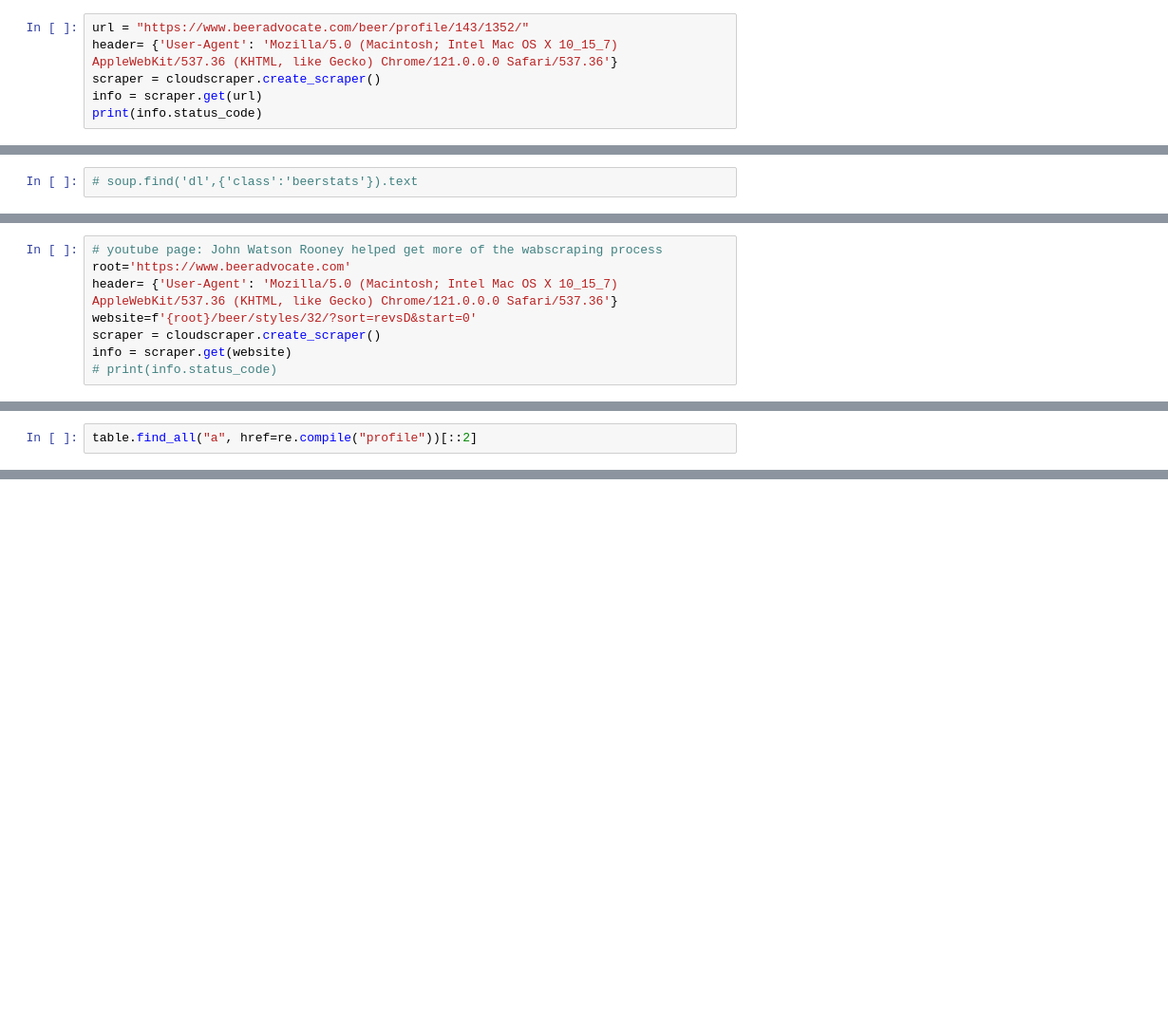
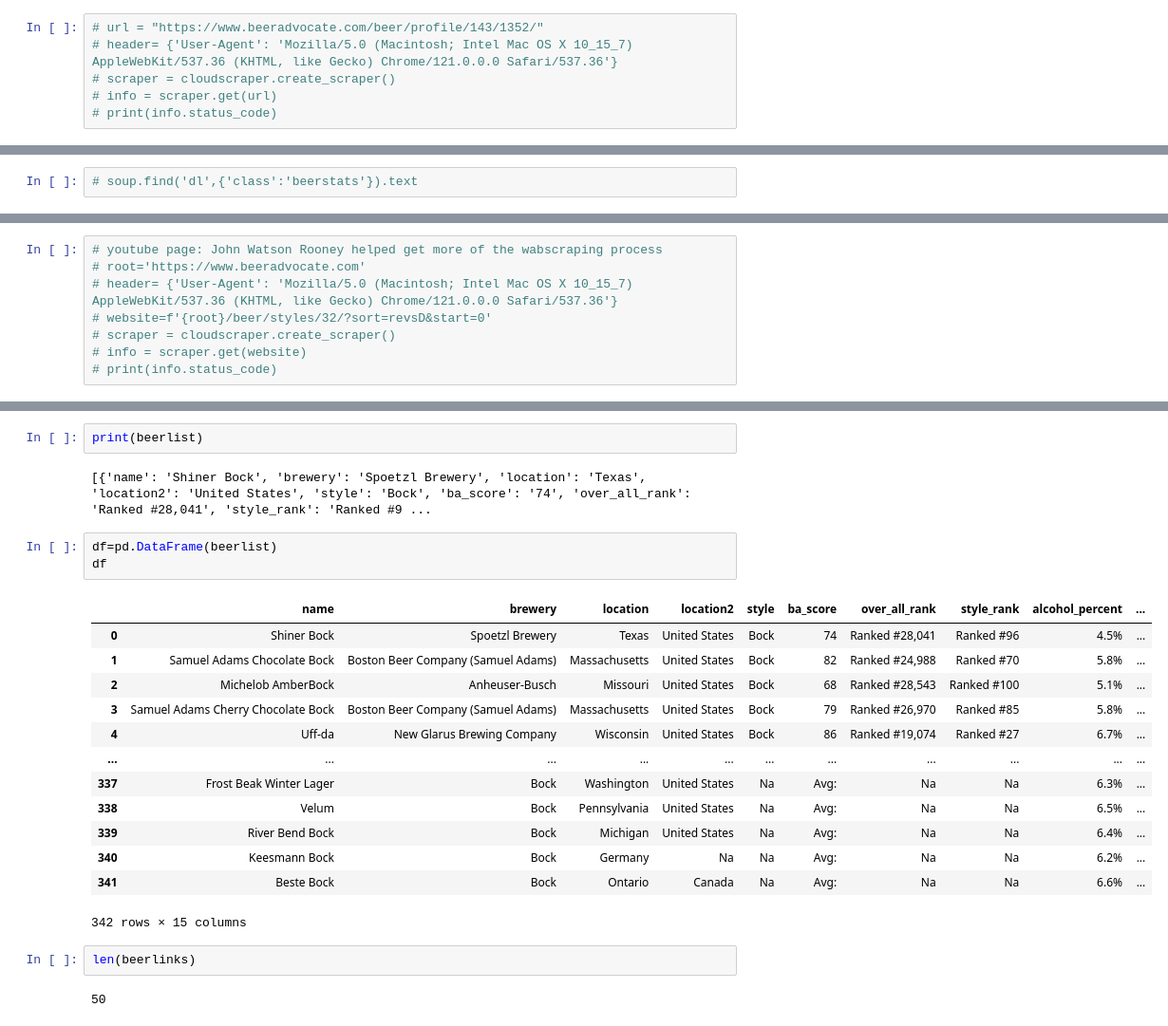
Before and after one commit to megyg6/sovereign-of-suds, a Jupyter notebook: notebooks/beer_adv_webscrape.ipynb, the cells around one changed output, grey strips where cells are left out. Shown: that part at 95% size. Cells and saved outputs as stored; diff of their text form; blank space fills up the shorter version.

```diff
--- a/notebooks/beer_adv_webscrape.ipynb
+++ b/notebooks/beer_adv_webscrape.ipynb
@@ -15,9 +16,9 @@ import time
 # %%
-url = "https://www.beeradvocate.com/beer/profile/143/1352/"
-header= {'User-Agent': 'Mozilla/5.0 (Macintosh; Intel Mac OS X 10_15_7) AppleWebKit/537.36 (KHTML, like Gecko) Chrome/121.0.0.0 Safari/537.36'}
-scraper = cloudscraper.create_scraper()
-info = scraper.get(url)
-print(info.status_code)
+# url = "https://www.beeradvocate.com/beer/profile/143/1352/"
+# header= {'User-Agent': 'Mozilla/5.0 (Macintosh; Intel Mac OS X 10_15_7) AppleWebKit/537.36 (KHTML, like Gecko) Chrome/121.0.0.0 Safari/537.36'}
+# scraper = cloudscraper.create_scraper()
+# info = scraper.get(url)
+# print(info.status_code)
 # %% [output]
 200
 # %%
@@ -113,8 +115,8 @@ date_added
 # %%
 # youtube page: John Watson Rooney helped get more of the wabscraping process
-root='https://www.beeradvocate.com'
-header= {'User-Agent': 'Mozilla/5.0 (Macintosh; Intel Mac OS X 10_15_7) AppleWebKit/537.36 (KHTML, like Gecko) Chrome/121.0.0.0 Safari/537.36'}
-website=f'{root}/beer/styles/32/?sort=revsD&start=0'
-scraper = cloudscraper.create_scraper()
-info = scraper.get(website)
+# root='https://www.beeradvocate.com'
+# header= {'User-Agent': 'Mozilla/5.0 (Macintosh; Intel Mac OS X 10_15_7) AppleWebKit/537.36 (KHTML, like Gecko) Chrome/121.0.0.0 Safari/537.36'}
+# website=f'{root}/beer/styles/32/?sort=revsD&start=0'
+# scraper = cloudscraper.create_scraper()
+# info = scraper.get(website)
 # print(info.status_code)
@@ -126,2 +122,0 @@ table=soup.find('table')
-# %%
-table.find_all("a", href=re.compile("profile"))[::2]
@@ -298,0 +301,25 @@ for x in range(0,)
+# %%
+print(beerlist)
+# %% [output]
+[{'name': 'Shiner Bock', 'brewery': 'Spoetzl Brewery', 'location': 'Texas', 'location2': 'United States', 'style': 'Bock', 'ba_score': '74', 'over_all_rank': 'Ranked #28,041', 'style_rank': 'Ranked #9 ...
+# %%
+df=pd.DataFrame(beerlist)
+df
+# %% [output]
+|  | name | brewery | location | location2 | style | ba_score | over_all_rank | style_rank | alcohol_percent | ... |
+| 0 | Shiner Bock | Spoetzl Brewery | Texas | United States | Bock | 74 | Ranked #28,041 | Ranked #96 | 4.5% | ... |
+| 1 | Samuel Adams Chocolate Bock | Boston Beer Company (Samuel Adams) | Massachusetts | United States | Bock | 82 | Ranked #24,988 | Ranked #70 | 5.8% | ... |
+| 2 | Michelob AmberBock | Anheuser-Busch | Missouri | United States | Bock | 68 | Ranked #28,543 | Ranked #100 | 5.1% | ... |
+| 3 | Samuel Adams Cherry Chocolate Bock | Boston Beer Company (Samuel Adams) | Massachusetts | United States | Bock | 79 | Ranked #26,970 | Ranked #85 | 5.8% | ... |
+| 4 | Uff-da | New Glarus Brewing Company | Wisconsin | United States | Bock | 86 | Ranked #19,074 | Ranked #27 | 6.7% | ... |
+| ... | ... | ... | ... | ... | ... | ... | ... | ... | ... | ... |
+| 337 | Frost Beak Winter Lager | Bock | Washington | United States | Na | Avg: | Na | Na | 6.3% | ... |
+| 338 | Velum | Bock | Pennsylvania | United States | Na | Avg: | Na | Na | 6.5% | ... |
+| 339 | River Bend Bock | Bock | Michigan | United States | Na | Avg: | Na | Na | 6.4% | ... |
+| 340 | Keesmann Bock | Bock | Germany | Na | Na | Avg: | Na | Na | 6.2% | ... |
+| 341 | Beste Bock | Bock | Ontario | Canada | Na | Avg: | Na | Na | 6.6% | ... |
+342 rows × 15 columns
+# %%
+len(beerlinks)
+# %% [output]
+50
```
Also changed, not shown: parts of 40 cells of this notebook.
